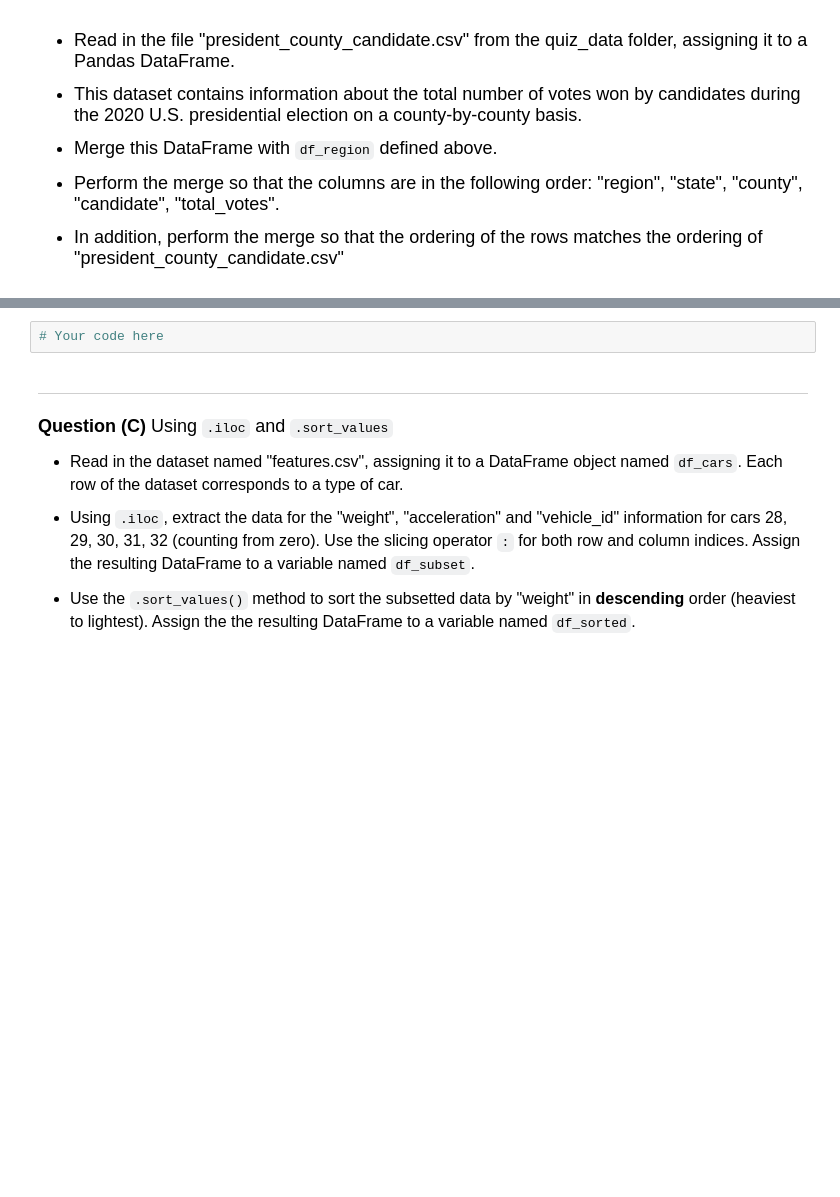
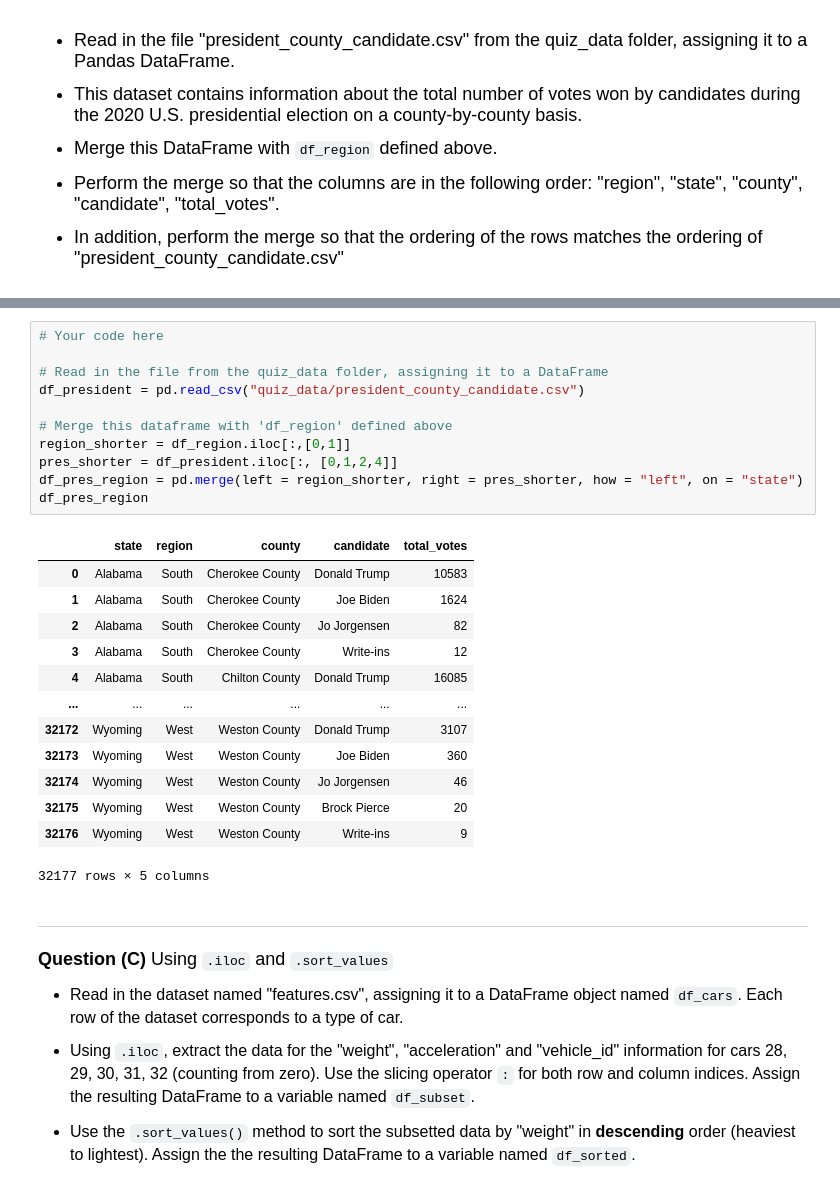
Before and after one commit to amateo6-ant/datasci151fall2026, a Jupyter notebook: _quizzes/practice_quiz_4/practice_quiz_4.ipynb, the cells around one changed output, grey strips where cells are left out. Cells and saved outputs as stored; diff of their text form; blank space fills up the shorter version.

Commit message:
Do practice quiz 4

```diff
--- a/_quizzes/practice_quiz_4/practice_quiz_4.ipynb
+++ b/_quizzes/practice_quiz_4/practice_quiz_4.ipynb
@@ -81,5 +132,28 @@ df_region.head()
 # %%
 # Your code here
+
+# Read in the file from the quiz_data folder, assigning it to a DataFrame
+df_president = pd.read_csv("quiz_data/president_county_candidate.csv")
+
+# Merge this dataframe with 'df_region' defined above
+region_shorter = df_region.iloc[:,[0,1]]
+pres_shorter = df_president.iloc[:, [0,1,2,4]]
+df_pres_region = pd.merge(left = region_shorter, right = pres_shorter, how = "left", on = "state")
+df_pres_region
+# %% [output]
+|  | state | region | county | candidate | total_votes |
+| 0 | Alabama | South | Cherokee County | Donald Trump | 10583 |
+| 1 | Alabama | South | Cherokee County | Joe Biden | 1624 |
+| 2 | Alabama | South | Cherokee County | Jo Jorgensen | 82 |
+| 3 | Alabama | South | Cherokee County | Write-ins | 12 |
+| 4 | Alabama | South | Chilton County | Donald Trump | 16085 |
+| ... | ... | ... | ... | ... | ... |
+| 32172 | Wyoming | West | Weston County | Donald Trump | 3107 |
+| 32173 | Wyoming | West | Weston County | Joe Biden | 360 |
+| 32174 | Wyoming | West | Weston County | Jo Jorgensen | 46 |
+| 32175 | Wyoming | West | Weston County | Brock Pierce | 20 |
+| 32176 | Wyoming | West | Weston County | Write-ins | 9 |
+32177 rows × 5 columns
 # %% [markdown]
 ______________________
 
```
Also changed, not shown: parts of 4 cells of this notebook.
